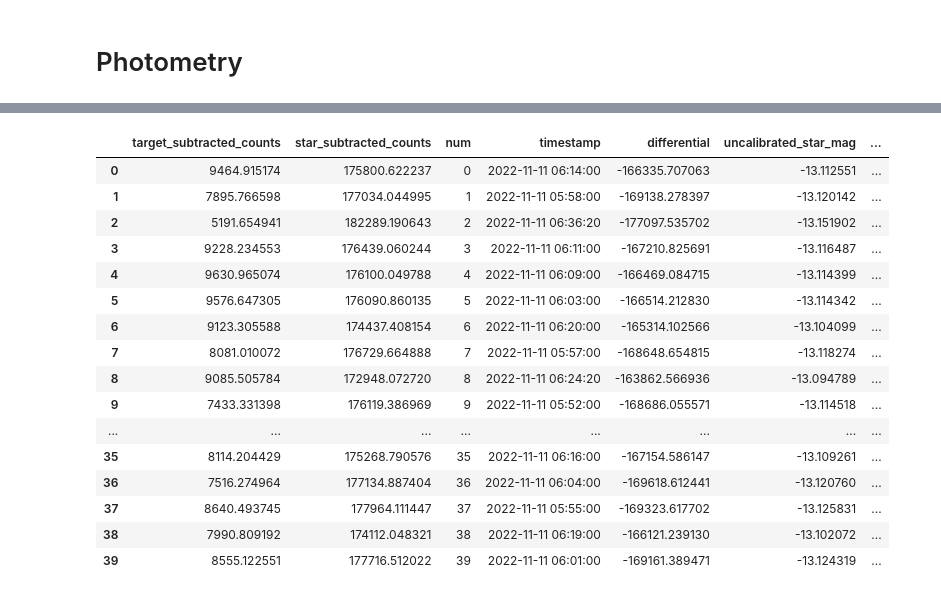
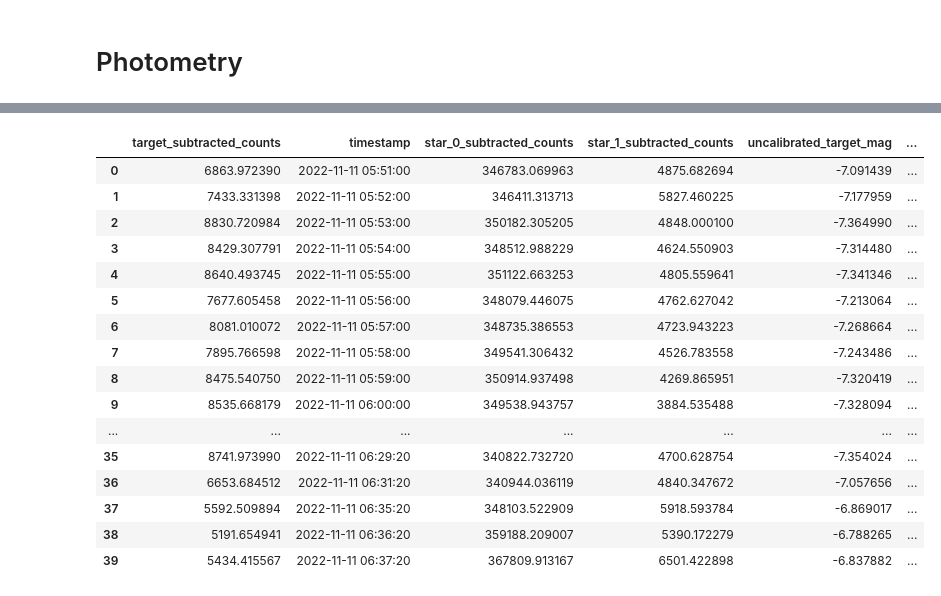
Before and after one commit to mkzeender/astrophysics-brorfelde, a Jupyter notebook: photometry.ipynb, the cells around one changed output, grey strips where cells are left out. Cells and saved outputs as stored; diff of their text form; code cells hidden in the pictures.

```diff
--- a/photometry.ipynb
+++ b/photometry.ipynb
@@ -52,3 +39,25 @@ imgs
+# %%
+imgs = pd.DataFrame(
+    columns=('aligned_filepath', 'timestamp', 'ok'),
+    #dtype=(str, datetime, str)
+)
+
+def _get_time(fp:str):
+    name = Path(fp).name.split('__')[0].lstrip('combined_')
+    return parse(name)
+    #return datetime.datetime.strptime(name, 'combined_%Y-%m-%dT%X.0000')
+
+
+
+
+imgs['aligned_filepath'] = glob.glob(f"aligned/*.fits")
+
+imgs['timestamp'] = imgs['aligned_filepath'].apply(_get_time)
+
+imgs.sort_values('timestamp', inplace=True)
+
+imgs['ok'] = True
+okay = imgs['ok']
 # %%
 # FILTER CELL
 
@@ -92,48 +113,50 @@ globals()['TargetLoc'] = aperphot_moving.TargetLoc
 # %%
 # NIGHT 1
 
 %matplotlib tk
 
 FWHM = 13
 
 photometry_1 = aperphot_moving.do_photometry_with_timestamps(
     imgs[okay&night_1]['aligned_filepath'],
 
     start_object=TargetLoc(x=723.7147046501888, y=944.1470203183914, t='2022-11-11T06:14:00.0000'),
 
     end_object=TargetLoc(x=676.7723412773491, y=948.8662977890997, t='2022-11-11T06:01:00.0000'),
 
     aperture_=FWHM*3,
     annulus_inner=5*FWHM,
     annulus_outer=9*FWHM,
     dry_run=False,
 
     reference_positions=[
         TargetLoc(620.9218422706329, 187.40594888981994),
         TargetLoc(885.0793838196438, 538.3439309608142)
-    ]
+    ],
+
+    vmax=400
 
 )
 
 photometry_1
 # %% [output]
-|  | target_subtracted_counts | star_subtracted_counts | num | timestamp | differential | uncalibrated_star_mag | ... |
-| 0 | 9464.915174 | 175800.622237 | 0 | 2022-11-11 06:14:00 | -166335.707063 | -13.112551 | ... |
-| 1 | 7895.766598 | 177034.044995 | 1 | 2022-11-11 05:58:00 | -169138.278397 | -13.120142 | ... |
-| 2 | 5191.654941 | 182289.190643 | 2 | 2022-11-11 06:36:20 | -177097.535702 | -13.151902 | ... |
-| 3 | 9228.234553 | 176439.060244 | 3 | 2022-11-11 06:11:00 | -167210.825691 | -13.116487 | ... |
-| 4 | 9630.965074 | 176100.049788 | 4 | 2022-11-11 06:09:00 | -166469.084715 | -13.114399 | ... |
-| 5 | 9576.647305 | 176090.860135 | 5 | 2022-11-11 06:03:00 | -166514.212830 | -13.114342 | ... |
-| 6 | 9123.305588 | 174437.408154 | 6 | 2022-11-11 06:20:00 | -165314.102566 | -13.104099 | ... |
-| 7 | 8081.010072 | 176729.664888 | 7 | 2022-11-11 05:57:00 | -168648.654815 | -13.118274 | ... |
-| 8 | 9085.505784 | 172948.072720 | 8 | 2022-11-11 06:24:20 | -163862.566936 | -13.094789 | ... |
-| 9 | 7433.331398 | 176119.386969 | 9 | 2022-11-11 05:52:00 | -168686.055571 | -13.114518 | ... |
-| ... | ... | ... | ... | ... | ... | ... | ... |
-| 35 | 8114.204429 | 175268.790576 | 35 | 2022-11-11 06:16:00 | -167154.586147 | -13.109261 | ... |
-| 36 | 7516.274964 | 177134.887404 | 36 | 2022-11-11 06:04:00 | -169618.612441 | -13.120760 | ... |
-| 37 | 8640.493745 | 177964.111447 | 37 | 2022-11-11 05:55:00 | -169323.617702 | -13.125831 | ... |
-| 38 | 7990.809192 | 174112.048321 | 38 | 2022-11-11 06:19:00 | -166121.239130 | -13.102072 | ... |
-| 39 | 8555.122551 | 177716.512022 | 39 | 2022-11-11 06:01:00 | -169161.389471 | -13.124319 | ... |
+|  | target_subtracted_counts | timestamp | star_0_subtracted_counts | star_1_subtracted_counts | uncalibrated_target_mag | ... |
+| 0 | 6863.972390 | 2022-11-11 05:51:00 | 346783.069963 | 4875.682694 | -7.091439 | ... |
+| 1 | 7433.331398 | 2022-11-11 05:52:00 | 346411.313713 | 5827.460225 | -7.177959 | ... |
+| 2 | 8830.720984 | 2022-11-11 05:53:00 | 350182.305205 | 4848.000100 | -7.364990 | ... |
+| 3 | 8429.307791 | 2022-11-11 05:54:00 | 348512.988229 | 4624.550903 | -7.314480 | ... |
+| 4 | 8640.493745 | 2022-11-11 05:55:00 | 351122.663253 | 4805.559641 | -7.341346 | ... |
+| 5 | 7677.605458 | 2022-11-11 05:56:00 | 348079.446075 | 4762.627042 | -7.213064 | ... |
+| 6 | 8081.010072 | 2022-11-11 05:57:00 | 348735.386553 | 4723.943223 | -7.268664 | ... |
+| 7 | 7895.766598 | 2022-11-11 05:58:00 | 349541.306432 | 4526.783558 | -7.243486 | ... |
+| 8 | 8475.540750 | 2022-11-11 05:59:00 | 350914.937498 | 4269.865951 | -7.320419 | ... |
+| 9 | 8535.668179 | 2022-11-11 06:00:00 | 349538.943757 | 3884.535488 | -7.328094 | ... |
+| ... | ... | ... | ... | ... | ... | ... |
+| 35 | 8741.973990 | 2022-11-11 06:29:20 | 340822.732720 | 4700.628754 | -7.354024 | ... |
+| 36 | 6653.684512 | 2022-11-11 06:31:20 | 340944.036119 | 4840.347672 | -7.057656 | ... |
+| 37 | 5592.509894 | 2022-11-11 06:35:20 | 348103.522909 | 5918.593784 | -6.869017 | ... |
+| 38 | 5191.654941 | 2022-11-11 06:36:20 | 359188.209007 | 5390.172279 | -6.788265 | ... |
+| 39 | 5434.415567 | 2022-11-11 06:37:20 | 367809.913167 | 6501.422898 | -6.837882 | ... |
 # %%
 # Night 2 group 1
 
```
Also changed, not shown: parts of 14 cells of this notebook, 5 other files.
